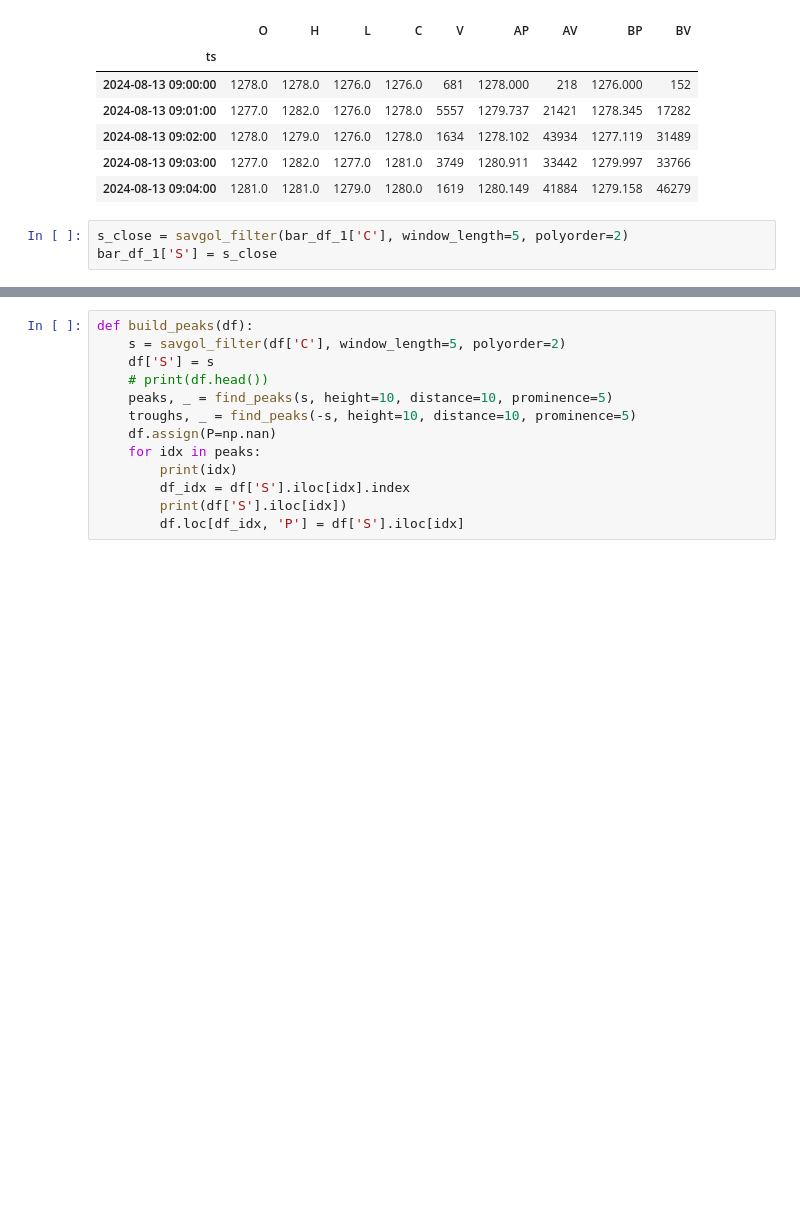
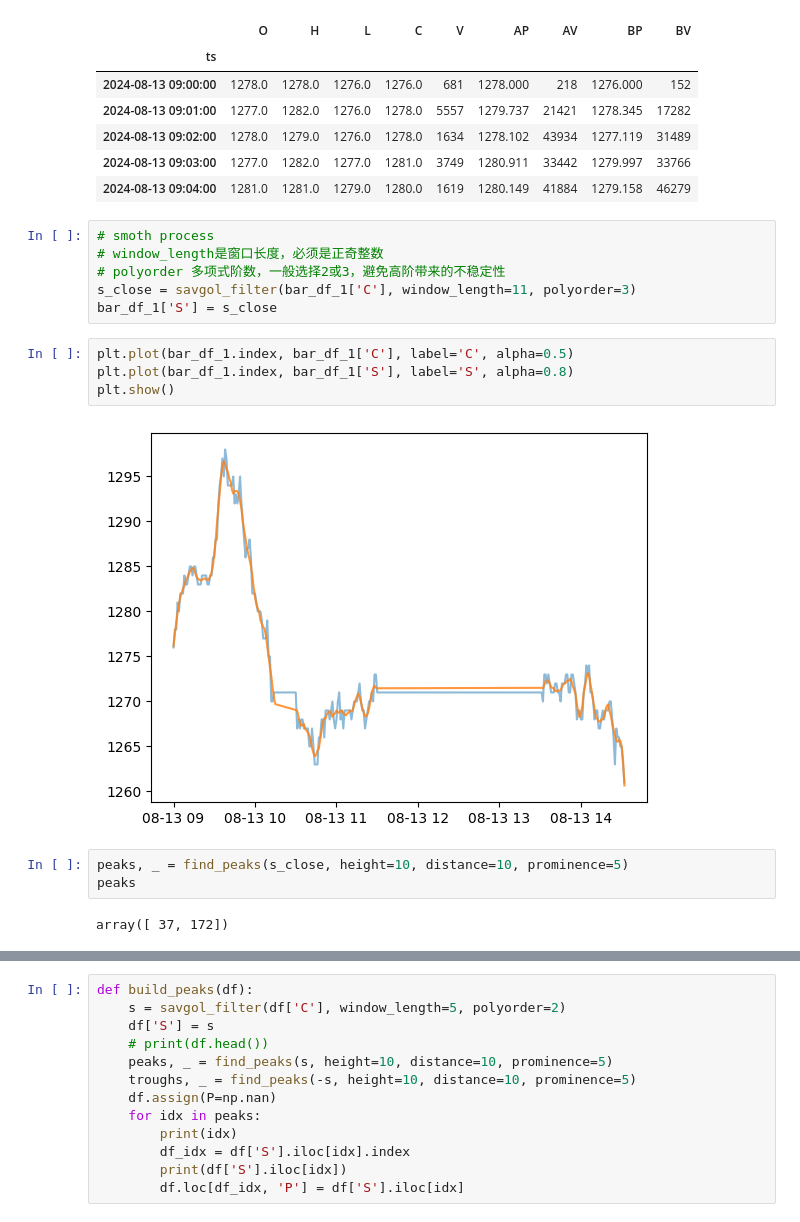
Before and after one commit to kylindai/qt, a Jupyter notebook: miaowa/find_peaks-02.ipynb, the cells around one changed output, grey strips where cells are left out. Cells and saved outputs as stored; diff of their text form; blank space fills up the shorter version.

```diff
--- a/miaowa/find_peaks-02.ipynb
+++ b/miaowa/find_peaks-02.ipynb
@@ -31,5 +31,19 @@ bar_df_1.head()
 | 2024-08-13 09:03:00 | 1277.0 | 1282.0 | 1277.0 | 1281.0 | 3749 | 1280.911 | 33442 | 1279.997 | 33766 |
 | 2024-08-13 09:04:00 | 1281.0 | 1281.0 | 1279.0 | 1280.0 | 1619 | 1280.149 | 41884 | 1279.158 | 46279 |
 # %%
-s_close = savgol_filter(bar_df_1['C'], window_length=5, polyorder=2)
+# smoth process
+# window_length是窗口长度，必须是正奇整数
+# polyorder 多项式阶数，一般选择2或3，避免高阶带来的不稳定性
+s_close = savgol_filter(bar_df_1['C'], window_length=11, polyorder=3)
 bar_df_1['S'] = s_close
+# %%
+plt.plot(bar_df_1.index, bar_df_1['C'], label='C', alpha=0.5)
+plt.plot(bar_df_1.index, bar_df_1['S'], label='S', alpha=0.8)
+plt.show()
+# %% [output]
+[figure, added]
+# %%
+peaks, _ = find_peaks(s_close, height=10, distance=10, prominence=5)
+peaks
+# %% [output]
+array([ 37, 172])
```
Also changed, not shown: parts of 9 cells of this notebook, 1 other file.
